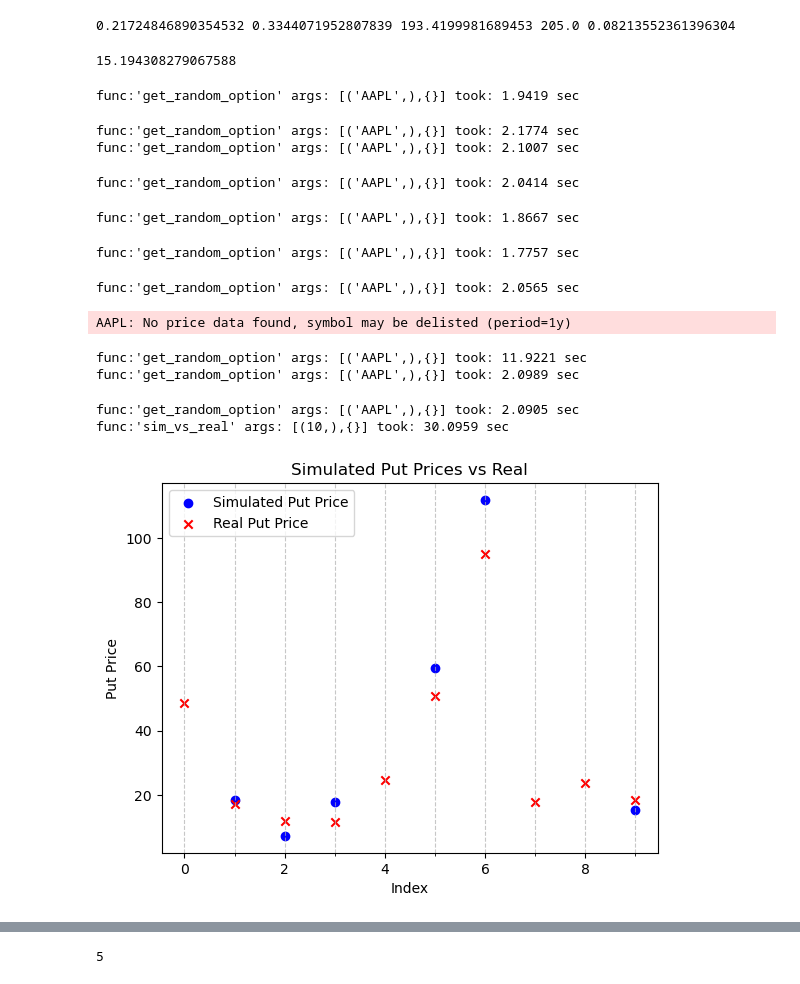
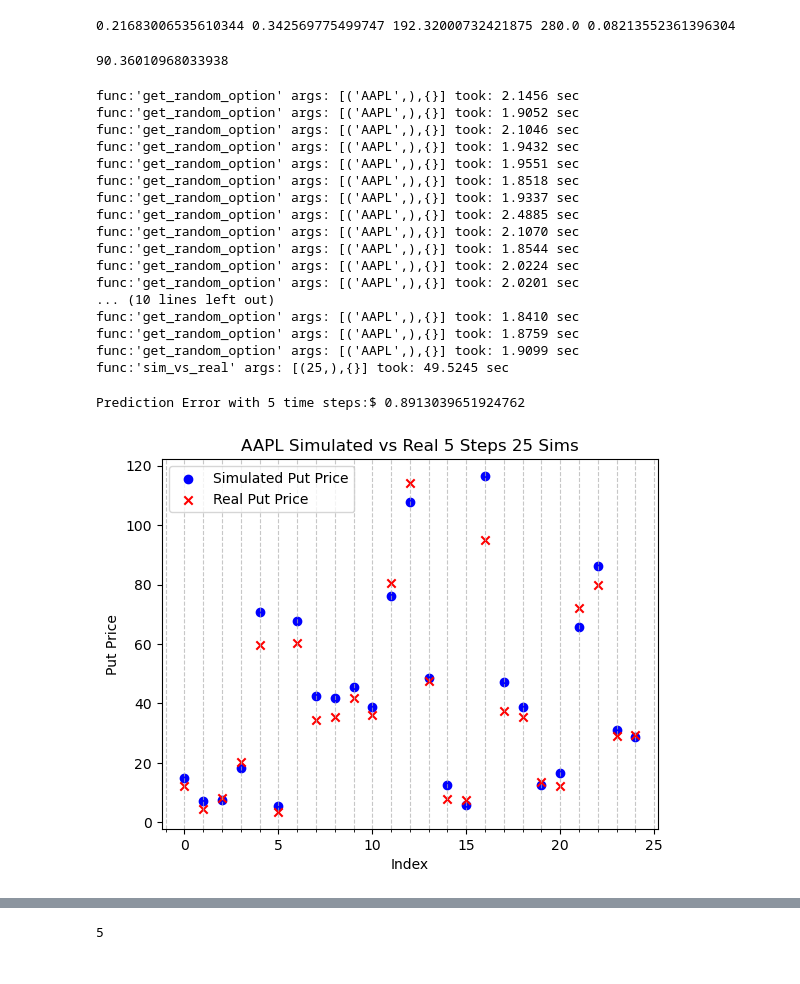
Before and after one commit to 1-stefan/ST474, a Jupyter notebook: Stochastic Mesh v2 - Copy.ipynb, the cells around one changed output, grey strips where cells are left out. Cells and saved outputs as stored; diff of their text form; code cells hidden in the pictures.

```diff
--- a/Stochastic Mesh v2 - Copy.ipynb
+++ b/Stochastic Mesh v2 - Copy.ipynb
@@ -88,10 +88,10 @@ N = 5   #Number of Time Steps
 u = 1.1  #up-factor in binomial model
 d = 1/u  #down-factor in binomial model
 optiontype = 'P' #Choose 'C' for call & 'P' for Put
-num_paths = 6
+num_paths = N
 print(sigma, mu, S0, K, T)
 # %% [output]
-0.21724846890354532 0.3344071952807839 193.4199981689453 205.0 0.08213552361396304
+0.21683006535610344 0.342569775499747 192.32000732421875 280.0 0.08213552361396304
 # %%
 @timing
 def gbm_stock_price(S0, mu, sigma, T, N, seed=None):
@@ -133,11 +133,17 @@ def matrices(r, sigma, mu, seed, S0, K, T, N, u, d, optiontype, num_paths):
     for j in range(N-2, -1, -1):
         probability_matrix = np.zeros((num_paths, num_paths))
         for k in range(num_paths):
-            mu_conditional = np.log(X[:, j+1] / X[k, j]) / dt - 0.5 * sigma**2
-            sigma_conditional = sigma * np.sqrt(dt)
-            prob = scipy.stats.norm.pdf(np.log(X[:, j+1] / X[k, j]), loc=mu_conditional, scale=sigma_conditional)
-            prob /= np.sum(prob)
-            probability_matrix[k, :] = prob
+            if(X[k,j] == 0):
+                probability_matrix[k, :] = 0
+            else:
+                mu_conditional = np.log(X[:, j+1] / X[k, j]) / dt - 0.5 * sigma**2
+                sigma_conditional = sigma * np.sqrt(dt)
+                prob = scipy.stats.norm.pdf(np.log(X[:, j+1] / X[k, j]), loc=mu_conditional, scale=sigma_conditional)
+                if np.sum(prob) == 0:
+                    prob = 0
+                else:
+                    prob /= np.sum(prob)
+                probability_matrix[k, :] = prob
         probability_matrices.append(probability_matrix)
     k = 0
     cont_matrix = np.zeros((num_paths,N-1))
@@ -152,13 +158,13 @@ def matrices(r, sigma, mu, seed, S0, K, T, N, u, d, optiontype, num_paths):
 
 matrices(r, sigma, mu, seed, S0, K, T, N, u, d, optiontype, num_paths)
 # %% [output]
-15.194308279067588
+90.36010968033938
 # %%
 sim_prices = []
 real_prices = []
 option_stats = []
 timings = []
-num_sims = 10
+num_sims = 25
 @timing
 def sim_vs_real(num_sims):
     for i in range(num_sims):
@@ -180,38 +186,57 @@ def sim_vs_real(num_sims):
 
 sim_vs_real(num_sims)
 # %% [output]
-func:'get_random_option' args: [('AAPL',),{}] took: 1.9419 sec
+func:'get_random_option' args: [('AAPL',),{}] took: 2.1456 sec
+func:'get_random_option' args: [('AAPL',),{}] took: 1.9052 sec
+func:'get_random_option' args: [('AAPL',),{}] took: 2.1046 sec
+func:'get_random_option' args: [('AAPL',),{}] took: 1.9432 sec
+func:'get_random_option' args: [('AAPL',),{}] took: 1.9551 sec
+func:'get_random_option' args: [('AAPL',),{}] took: 1.8518 sec
+func:'get_random_option' args: [('AAPL',),{}] took: 1.9337 sec
+func:'get_random_option' args: [('AAPL',),{}] took: 2.4885 sec
+func:'get_random_option' args: [('AAPL',),{}] took: 2.1070 sec
+func:'get_random_option' args: [('AAPL',),{}] took: 1.8544 sec
+func:'get_random_option' args: [('AAPL',),{}] took: 2.0224 sec
+func:'get_random_option' args: [('AAPL',),{}] took: 2.0201 sec
+... (10 lines left out)
+func:'get_random_option' args: [('AAPL',),{}] took: 1.8410 sec
+func:'get_random_option' args: [('AAPL',),{}] took: 1.8759 sec
+func:'get_random_option' args: [('AAPL',),{}] took: 1.9099 sec
+func:'sim_vs_real' args: [(25,),{}] took: 49.5245 sec
-func:'get_random_option' args: [('AAPL',),{}] took: 2.1774 sec
-func:'get_random_option' args: [('AAPL',),{}] took: 2.1007 sec
-func:'get_random_option' args: [('AAPL',),{}] took: 2.0414 sec
-func:'get_random_option' args: [('AAPL',),{}] took: 1.8667 sec
-func:'get_random_option' args: [('AAPL',),{}] took: 1.7757 sec
-func:'get_random_option' args: [('AAPL',),{}] took: 2.0565 sec
-AAPL: No price data found, symbol may be delisted (period=1y)
-func:'get_random_option' args: [('AAPL',),{}] took: 11.9221 sec
-func:'get_random_option' args: [('AAPL',),{}] took: 2.0989 sec
-func:'get_random_option' args: [('AAPL',),{}] took: 2.0905 sec
-func:'sim_vs_real' args: [(10,),{}] took: 30.0959 sec
+# %%
+def prediction_error(sim_prices, real_prices):
+    sim_prices = np.array(sim_prices)
+    real_prices = np.array(real_prices)
+    nan_indices = np.isnan(sim_prices)
+    sim_prices = sim_prices[~nan_indices]
+    real_prices = real_prices[~nan_indices]
+    differences = np.abs(np.array(real_prices) - np.array(sim_prices))
+    std_deviation = np.std(differences, ddof=1)  # ddof=1 for sample standard deviation
+    standard_error = std_deviation / np.sqrt(len(real_prices))
+    return standard_error
+print('Prediction Error with 5 time steps:$', prediction_error(sim_prices, real_prices))
+# %% [output]
+Prediction Error with 5 time steps:$ 0.8913039651924762
 # %%
 x_values = np.arange(len(sim_prices))
 
 # Plot the first set of points
 plt.scatter(x_values, sim_prices, label='Simulated Put Price', marker='o', color='blue')
 
 # Plot the second set of points
 plt.scatter(x_values, real_prices, label='Real Put Price', marker='x', color='red')
 plt.grid(True, linestyle='--', alpha=0.7, which = 'major', axis='x')
 plt.grid(True, linestyle='--', alpha=0.7, which = 'minor', axis='x')
 plt.gca().xaxis.set_minor_locator(plt.MultipleLocator(1))
 # Add labels and title
 plt.xlabel('Index')
 plt.ylabel('Put Price')
-plt.title('Simulated Put Prices vs Real')
+plt.title('AAPL Simulated vs Real 5 Steps 25 Sims')
 
 # Add a legend
 plt.legend(loc = 'upper left')
 
 # Show the plot
 plt.show()
 # %% [output]
-[figure, old version]
+[figure, new version]
```
Also changed, not shown: parts of 10 cells of this notebook.
